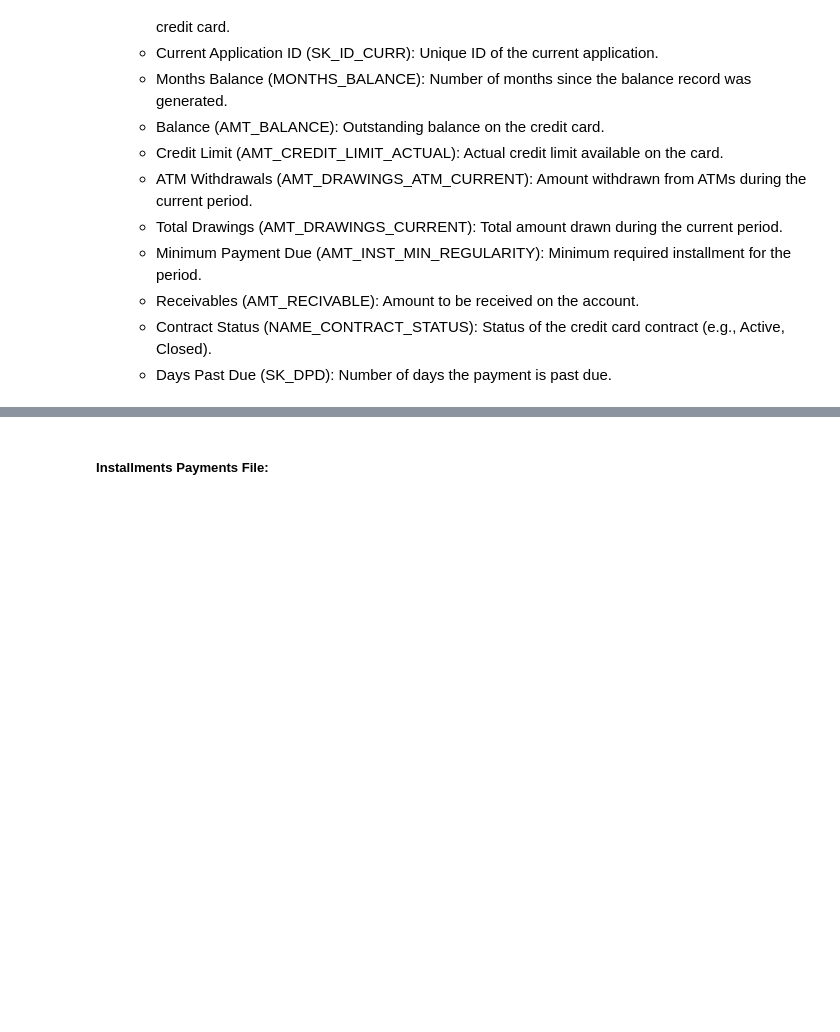
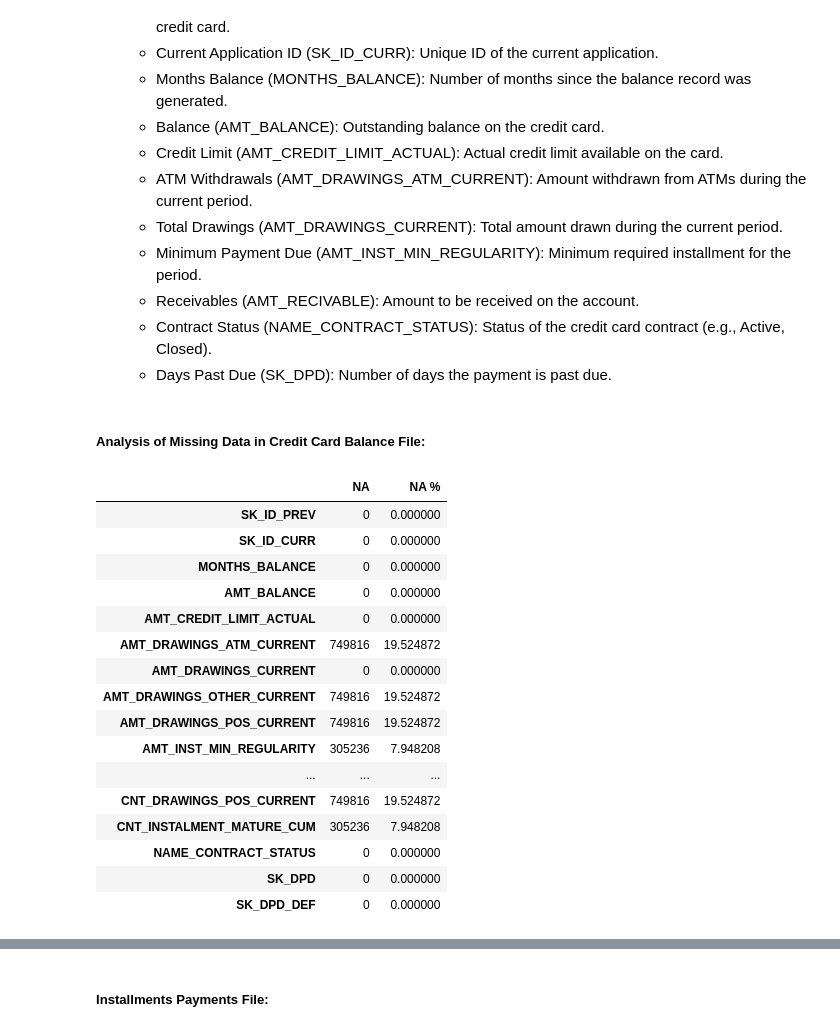
Before and after one commit to mattjohnescu/Practice-Capstone-Project, a Jupyter notebook: EDA Notebook.ipynb, the cells around one changed output, grey strips where cells are left out. Saved outputs shown, nothing was run; the diff lists cells and outputs as text; code cells hidden in the pictures; blank space fills up the shorter version.

```diff
--- a/EDA Notebook.ipynb
+++ b/EDA Notebook.ipynb
@@ -464,3 +534,39 @@ Displaying the first 5 rows of credit_card_balance.csv:
     - Receivables (AMT_RECIVABLE): Amount to be received on the account.
     - Contract Status (NAME_CONTRACT_STATUS): Status of the credit card contract (e.g., Active, Closed).
     - Days Past Due (SK_DPD): Number of days the payment is past due.
+# %% [markdown]
+##### **Analysis of Missing Data in Credit Card Balance File:**
+# %%
+# Calculate the missing values (NA) and NA %
+na_counts = credit_card_balance_df.isna().sum()
+na_percentage = (credit_card_balance_df.isna().mean() * 100)
+
+# Combine the results into a DataFrame
+na_summary_df_credit_card_balance = pd.DataFrame({
+    'NA': na_counts,
+    'NA %': na_percentage
+})
+
+# Set Pandas to display all rows
+pd.set_option('display.max_rows', None)
+
+# No filtering - Show all columns, even if NA == 0
+na_summary_df_credit_card_balance
+# %% [output]
+|  | NA | NA % |
+| SK_ID_PREV | 0 | 0.000000 |
+| SK_ID_CURR | 0 | 0.000000 |
+| MONTHS_BALANCE | 0 | 0.000000 |
+| AMT_BALANCE | 0 | 0.000000 |
+| AMT_CREDIT_LIMIT_ACTUAL | 0 | 0.000000 |
+| AMT_DRAWINGS_ATM_CURRENT | 749816 | 19.524872 |
+| AMT_DRAWINGS_CURRENT | 0 | 0.000000 |
+| AMT_DRAWINGS_OTHER_CURRENT | 749816 | 19.524872 |
+| AMT_DRAWINGS_POS_CURRENT | 749816 | 19.524872 |
+| AMT_INST_MIN_REGULARITY | 305236 | 7.948208 |
+| ... | ... | ... |
+| CNT_DRAWINGS_POS_CURRENT | 749816 | 19.524872 |
+| CNT_INSTALMENT_MATURE_CUM | 305236 | 7.948208 |
+| NAME_CONTRACT_STATUS | 0 | 0.000000 |
+| SK_DPD | 0 | 0.000000 |
+| SK_DPD_DEF | 0 | 0.000000 |
```
Also changed, not shown: parts of 15 cells of this notebook.
